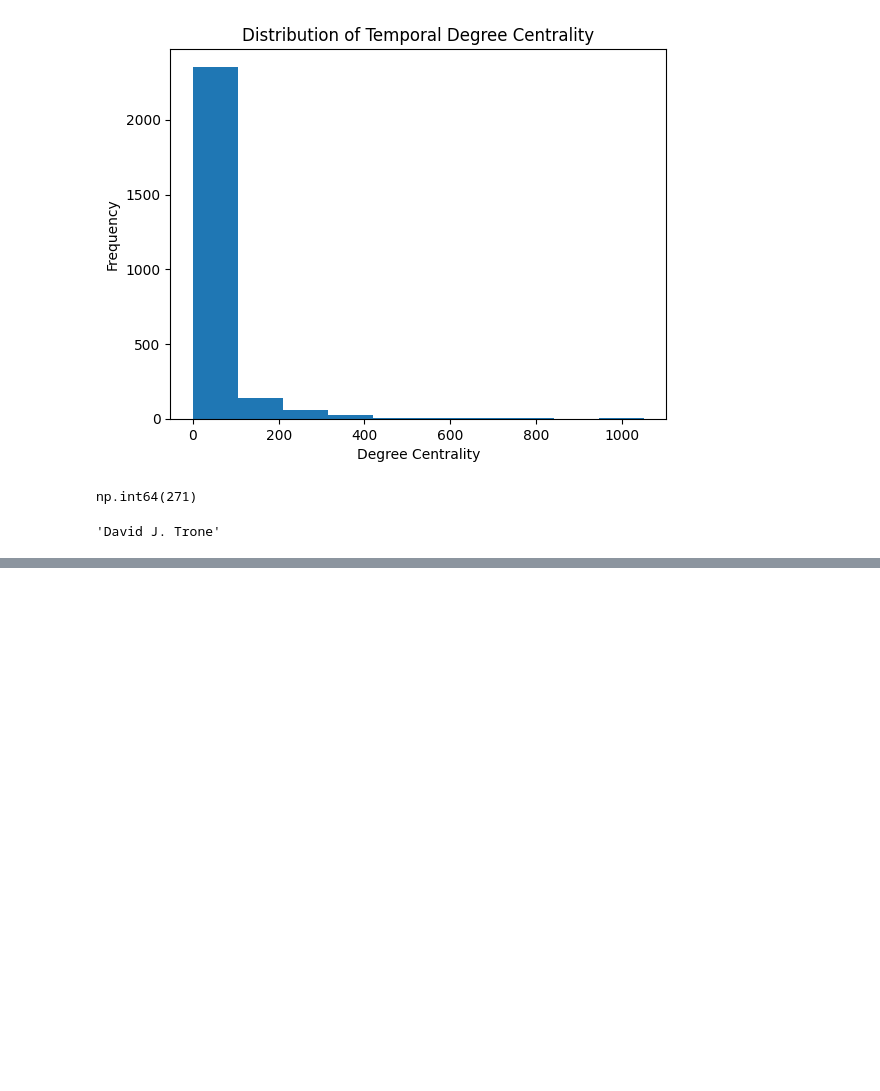
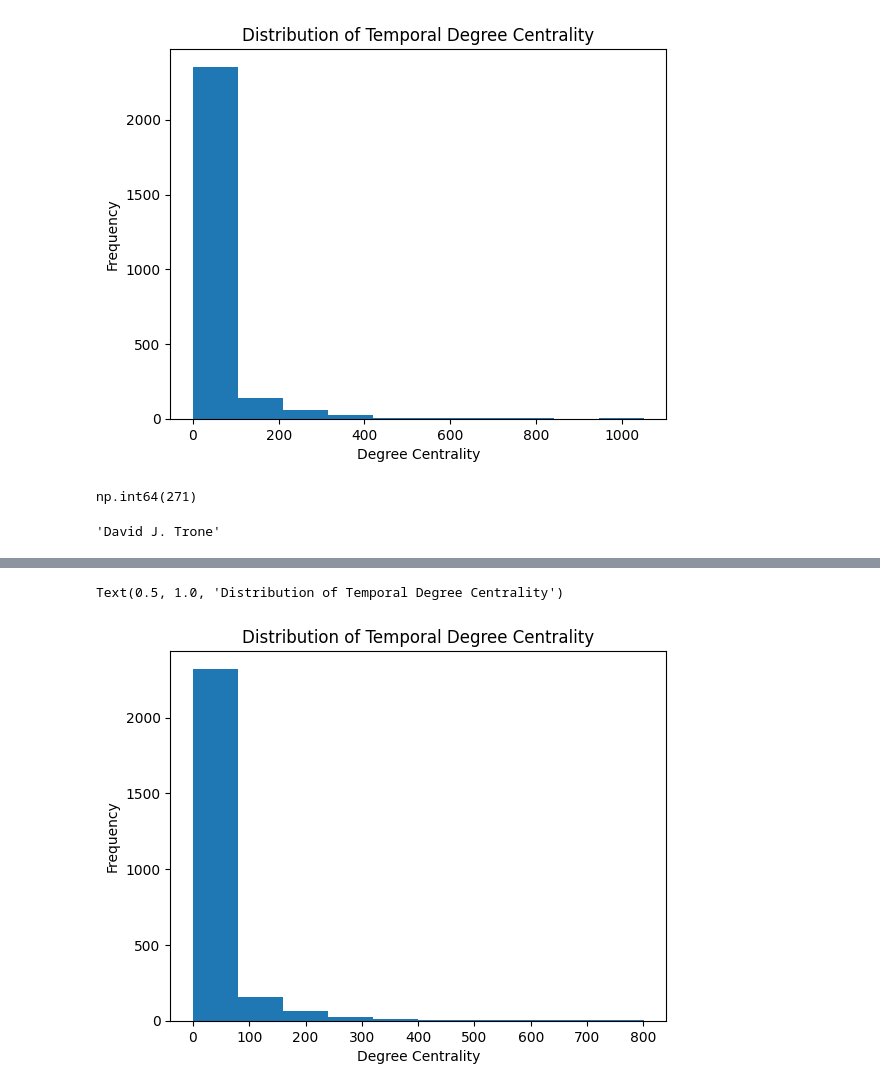
Before and after one commit to nurfnick/NetworkScience, a Jupyter notebook: Project/project.ipynb, the cells around one changed output, grey strips where cells are left out. Saved outputs shown, nothing was run; the diff lists cells and outputs as text; code cells hidden in the pictures; blank space fills up the shorter version.

```diff
--- a/Project/project.ipynb
+++ b/Project/project.ipynb
@@ -648,0 +709,4 @@ get_key_from_value(node_to_int,271)
+# %%
+edges_same_party = edges_df_mapped[edges_df_mapped['partyi'] == edges_df_mapped['partyj']]
+len(edges_same_party)
+tnet2 = teneto.TemporalNetwork(from_df=edges_same_party)
@@ -648,0 +724,9 @@ get_key_from_value(node_to_int,271)
+# %%
+temporal_degree_centrality = teneto.networkmeasures.temporal_degree_centrality(tnet2)
+plt.hist(temporal_degree_centrality)
+plt.xlabel('Degree Centrality')
+plt.ylabel('Frequency')
+plt.title('Distribution of Temporal Degree Centrality')
+# %% [output]
+Text(0.5, 1.0, 'Distribution of Temporal Degree Centrality')
+[figure, added]
```
Also changed, not shown: parts of 8 cells of this notebook.
